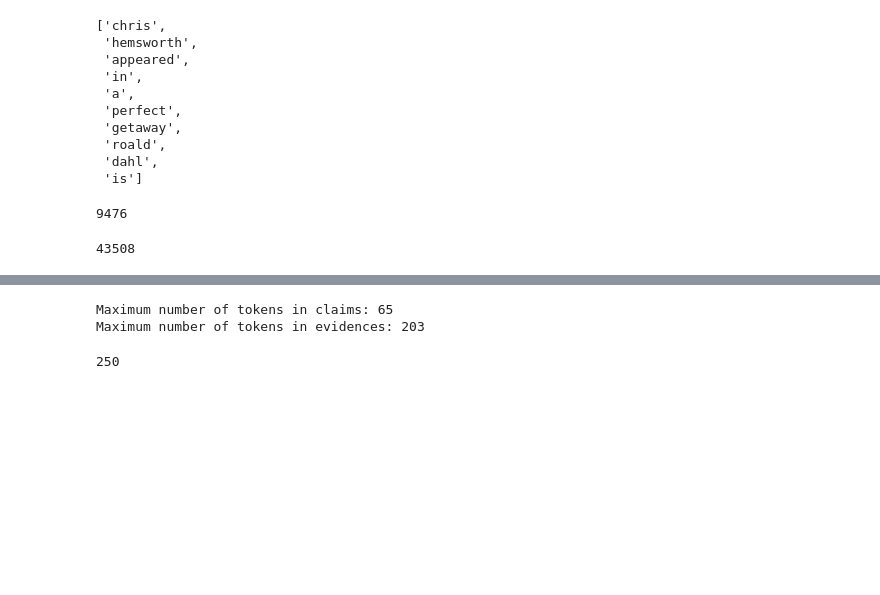
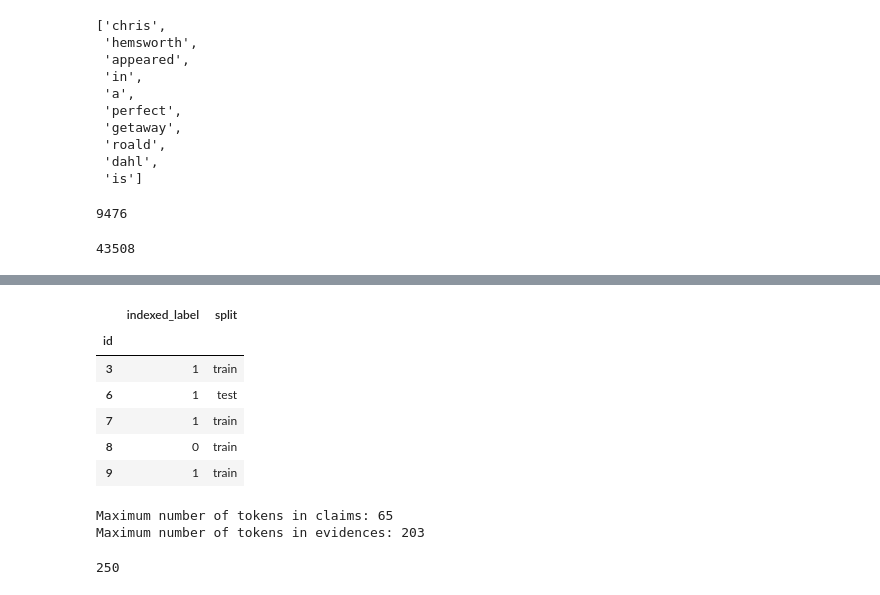
Before and after one commit to Wadaboa/nlp-assignments, a Jupyter notebook: fact_checking.ipynb, the cells around one changed output, grey strips where cells are left out. Cells and saved outputs as stored; diff of their text form; code cells hidden in the pictures; blank space fills up the shorter version.

```diff
--- a/fact_checking.ipynb
+++ b/fact_checking.ipynb
@@ -196,6 +193,16 @@ def build_vocabulary(tokens, padding_token):
         from_string=inverse_vocabulary,
         string=[padding_token] + words,
     )
+# %%
+def flatten(a):
+    """
+    Given a multidimensional list, returns its flattened version
+    """
+    if isinstance(a, (list, tuple, set, range)):
+        for s in a:
+            yield from flatten(s)
+    else:
+        yield a
 # %%
 claim_tokens = list(flatten(df["claim"].str.split().tolist()))
 evidence_tokens = list(flatten(df["evidence"].str.split().tolist()))
@@ -253,3 +261,18 @@ for claim_id in df["id"].unique():
+# %%
+gt_df = (
+    df[["id", "indexed_label", "split"]]
+    .groupby("id")
+    .agg({"indexed_label": pd.Series.mode, "split": lambda s: s.iloc[0]})
+)
+gt_df.head()
+# %% [output]
+|  | indexed_label | split |
+| id |  |  |
+| 3 | 1 | train |
+| 6 | 1 | test |
+| 7 | 1 | train |
+| 8 | 0 | train |
+| 9 | 1 | train |
 # %%
 class FeverDataset(Dataset):
     """
```
Also changed, not shown: parts of 23 cells of this notebook, 1 other file.
